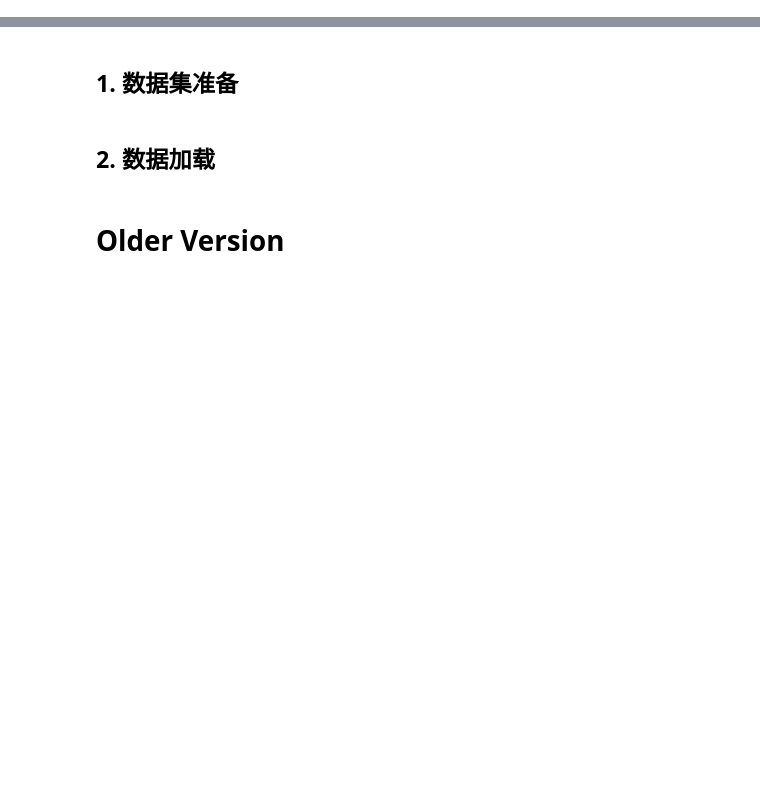
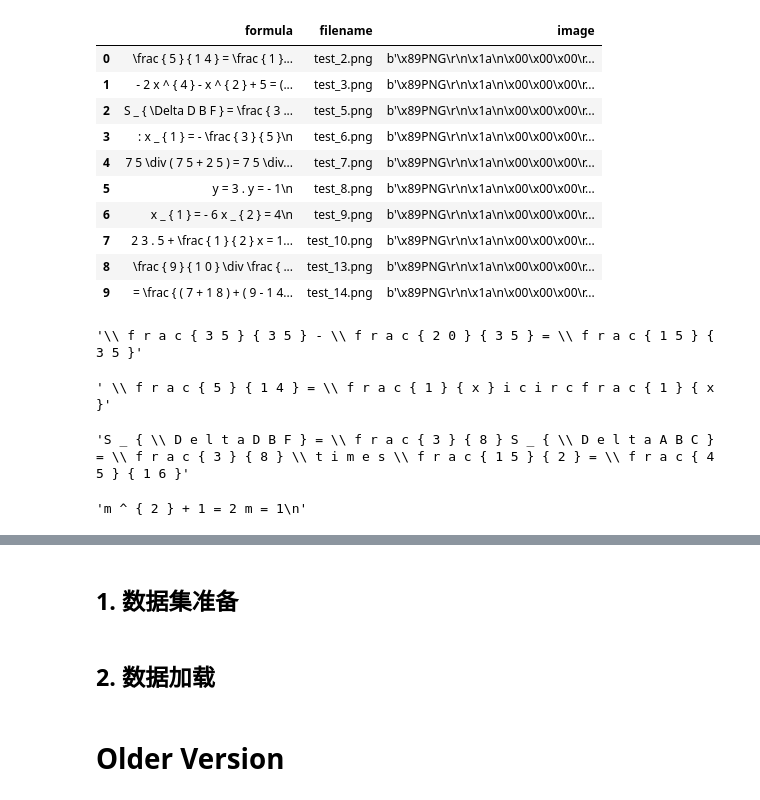
Before and after one commit to Wooonster/HOCR, a Jupyter notebook: playground.ipynb, the cells around one changed output, grey strips where cells are left out. Cells and saved outputs as stored; diff of their text form; code cells hidden in the pictures; blank space fills up the shorter version.

```diff
--- a/playground.ipynb
+++ b/playground.ipynb
@@ -0,0 +30,67 @@
+# %%
+df = pd.read_parquet('dataset/test_parquets/hmer_test.parquet')
+df.head(10)
+# %% [output]
+|  | formula | filename | image |
+| 0 | \frac { 5 } { 1 4 } = \frac { 1 }... | test_2.png | b'\x89PNG\r\n\x1a\n\x00\x00\x00\r... |
+| 1 | - 2 x ^ { 4 } - x ^ { 2 } + 5 = (... | test_3.png | b'\x89PNG\r\n\x1a\n\x00\x00\x00\r... |
+| 2 | S _ { \Delta D B F } = \frac { 3 ... | test_5.png | b'\x89PNG\r\n\x1a\n\x00\x00\x00\r... |
+| 3 | : x _ { 1 } = - \frac { 3 } { 5 }\n | test_6.png | b'\x89PNG\r\n\x1a\n\x00\x00\x00\r... |
+| 4 | 7 5 \div ( 7 5 + 2 5 ) = 7 5 \div... | test_7.png | b'\x89PNG\r\n\x1a\n\x00\x00\x00\r... |
+| 5 | y = 3 . y = - 1\n | test_8.png | b'\x89PNG\r\n\x1a\n\x00\x00\x00\r... |
+| 6 | x _ { 1 } = - 6 x _ { 2 } = 4\n | test_9.png | b'\x89PNG\r\n\x1a\n\x00\x00\x00\r... |
+| 7 | 2 3 . 5 + \frac { 1 } { 2 } x = 1... | test_10.png | b'\x89PNG\r\n\x1a\n\x00\x00\x00\r... |
+| 8 | \frac { 9 } { 1 0 } \div \frac { ... | test_13.png | b'\x89PNG\r\n\x1a\n\x00\x00\x00\r... |
+| 9 | = \frac { ( 7 + 1 8 ) + ( 9 - 1 4... | test_14.png | b'\x89PNG\r\n\x1a\n\x00\x00\x00\r... |
+# %%
+file = 'test_15525.png'
+form = df.loc[df["filename"] == file, "formula"].values[0]
+' '.join(c for st in form.split() for c in list(st))
+# %% [output]
+'\\ f r a c { 3 5 } { 3 5 } - \\ f r a c { 2 0 } { 3 5 } = \\ f r a c { 1 5 } { 3 5 }'
+# %%
+preds = []
+with open('results/test_res/hme100k_predict_res.txt', 'r') as f:
+    for line_num, line in enumerate(f, 1):
+        _, pred = line.strip().split(':', 1)
+        preds.append(pred)
+
+preds[0]
+
+# import re
+
+# # 给定字符串
+# string = 'S _ { \Delta D B F } = \frac { 3 } { 8 } S _ { \Delta A B C } = \frac { 3 } { 8 } \times \frac { 1 5 } { 2 } = \frac { 4 5 } { 1 6 }'
+
+# # 使用正则表达式替换 \ 和后续字符
+# # r'\\(.)' 匹配反斜杠后跟一个字符，并将其替换为 '\', '字符'
+# modified_string = re.sub(r'\\(.)', r'\\ \1', string)
+
+# # 将 '\\' 转换为 '\'
+# final_string = modified_string.replace('\\', '\\\\')  # 先转换为 '\\' 以便下步替换
+# final_string = final_string.replace('\\\\', '\\')  # 将双反斜杠替换为单反斜杠
+
+# # 将最终字符串转换为字符列表
+# char_list = list(final_string)
+
+# # 去除空格字符
+# filtered_char_list = [char for char in char_list if char != ' ']
+
+# # 打印结果
+# ' '.join(filtered_char_list)
+# %% [output]
+' \\ f r a c { 5 } { 1 4 } = \\ f r a c { 1 } { x } i c i r c f r a c { 1 } { x }'
+# %%
+original_list = ['S', '_', '{', '\\', 'D', 'e', 'l', 't', 'a', 'D', 'B', 'F', '}', '=', '\\', 'f', 'r', 'a', 'c', '{', '3', '}', '{', '8', '}', 'S', '_', '{', '\\', 'D', 'e', 'l', 't', 'a', 'A', 'B', 'C', '}', '=', '\\', 'f', 'r', 'a', 'c', '{', '3', '}', '{', '8', '}', '\\', 't', 'i', 'm', 'e', 's', '\\', 'f', 'r', 'a', 'c', '{', '1', '5', '}', '{', '2', '}', '=', '\\', 'f', 'r', 'a', 'c', '{', '4', '5', '}', '{', '1', '6', '}']
+
+# 替换 '\\' 为 '\'
+modified_list = [item.replace('\\\\', '\\') if item == '\\\\' else item for item in original_list]
+
+' '.join(modified_list)
+# %% [output]
+'S _ { \\ D e l t a D B F } = \\ f r a c { 3 } { 8 } S _ { \\ D e l t a A B C } = \\ f r a c { 3 } { 8 } \\ t i m e s \\ f r a c { 1 5 } { 2 } = \\ f r a c { 4 5 } { 1 6 }'
+# %%
+file = 'test_5525.png'
+df.loc[df["filename"] == file, "formula"].values[0]
+# %% [output]
+'m ^ { 2 } + 1 = 2 m = 1\n'
```
Also changed, not shown: parts of 5 cells of this notebook, 4 other files.
